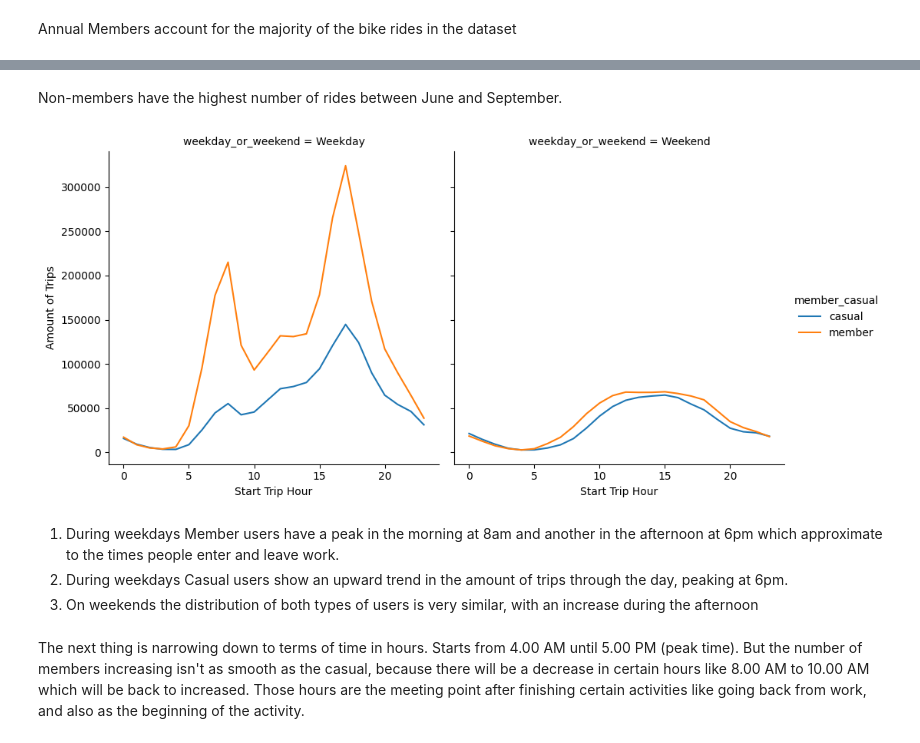
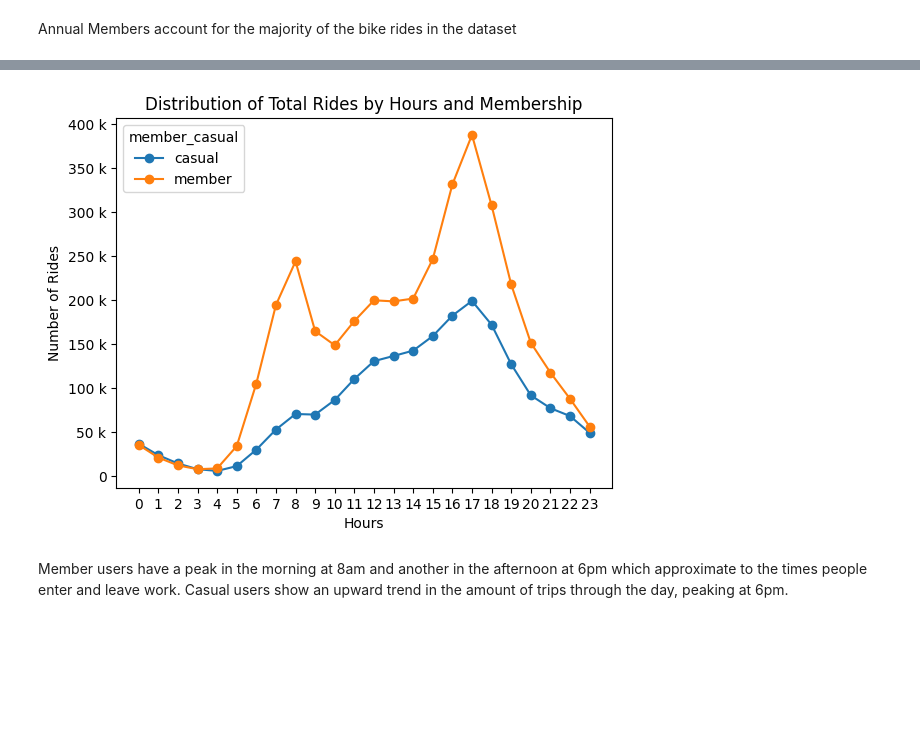
Before and after one commit to baguilar6174/data-analysis-cyclisticBike, a Jupyter notebook: notebook.ipynb, the cells around one changed output, grey strips where cells are left out. Cells and saved outputs as stored; diff of their text form; code cells hidden in the pictures; blank space fills up the shorter version.

```diff
--- a/notebook.ipynb
+++ b/notebook.ipynb
@@ -635,22 +614,13 @@ plt.show()
-# %% [markdown]
-Non-members have the highest number of rides between June and September.
-# %%
-# Create a Column by extracting the hour the trip started
-
-divvy_df['trip_start_hour'] = divvy_df['started_at'].dt.hour
-
-# Create a Line Graph showing the amount of trips distributed through the day during the week and weekend
-
-hour_group = divvy_df.groupby(['member_casual','weekday_or_weekend','trip_start_hour']).count()
-hour_group.reset_index(inplace=True)
-hour_graph = sns.relplot(x='trip_start_hour', y='ride_id', data=hour_group, hue='member_casual', col='weekday_or_weekend', kind='line')
-hour_graph.set_axis_labels('Start Trip Hour','Amount of Trips')
-plt.show()
-# %% [output]
-[figure, removed]
+# %%
+# Explore distribution of Total Rides by Hours and Membership
+
+hour_line = divvy_df.pivot_table(index = "ride_start_hour", columns = "member_casual", values = "ride_length", aggfunc = len)
+ax = hour_line.plot(marker = 'o', ylabel = "Number of Rides", xlabel = "Hours", title = "Distribution of Total Rides by Hours and Membership")
+ax.yaxis.set_major_formatter(ticker.EngFormatter())
+ax.set_xticks(hour_line.index)
+
+plt.show()
+# %% [output]
+[figure, added]
 # %% [markdown]
-1. During weekdays Member users have a peak in the morning at 8am and another in the afternoon at 6pm which approximate to the times people enter and leave work.
-2. During weekdays Casual users show an upward trend in the amount of trips through the day, peaking at 6pm.
-3. On weekends the distribution of both types of users is very similar, with an increase during the afternoon
+Member users have a peak in the morning at 8am and another in the afternoon at 6pm which approximate to the times people enter and leave work. Casual users show an upward trend in the amount of trips through the day, peaking at 6pm.
-# %% [markdown]
-The next thing is narrowing down to terms of time in hours. Starts from 4.00 AM until 5.00 PM (peak time). But the number of members increasing isn't as smooth as the casual, because there will be a decrease in certain hours like 8.00 AM to 10.00 AM which will be back to increased. Those hours are the meeting point after finishing certain activities like going back from work, and also as the beginning of the activity.
```
Also changed, not shown: parts of 48 cells of this notebook.
